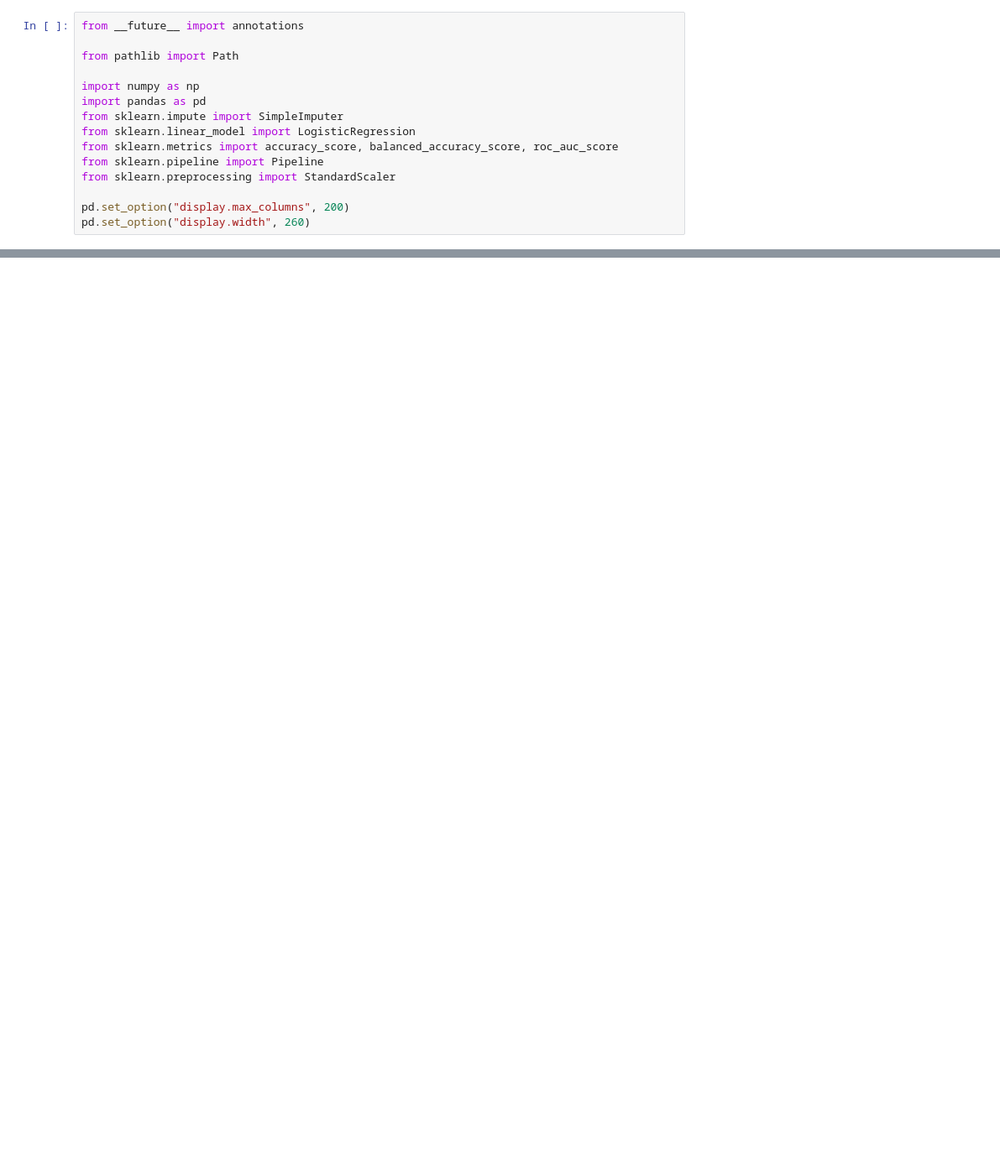
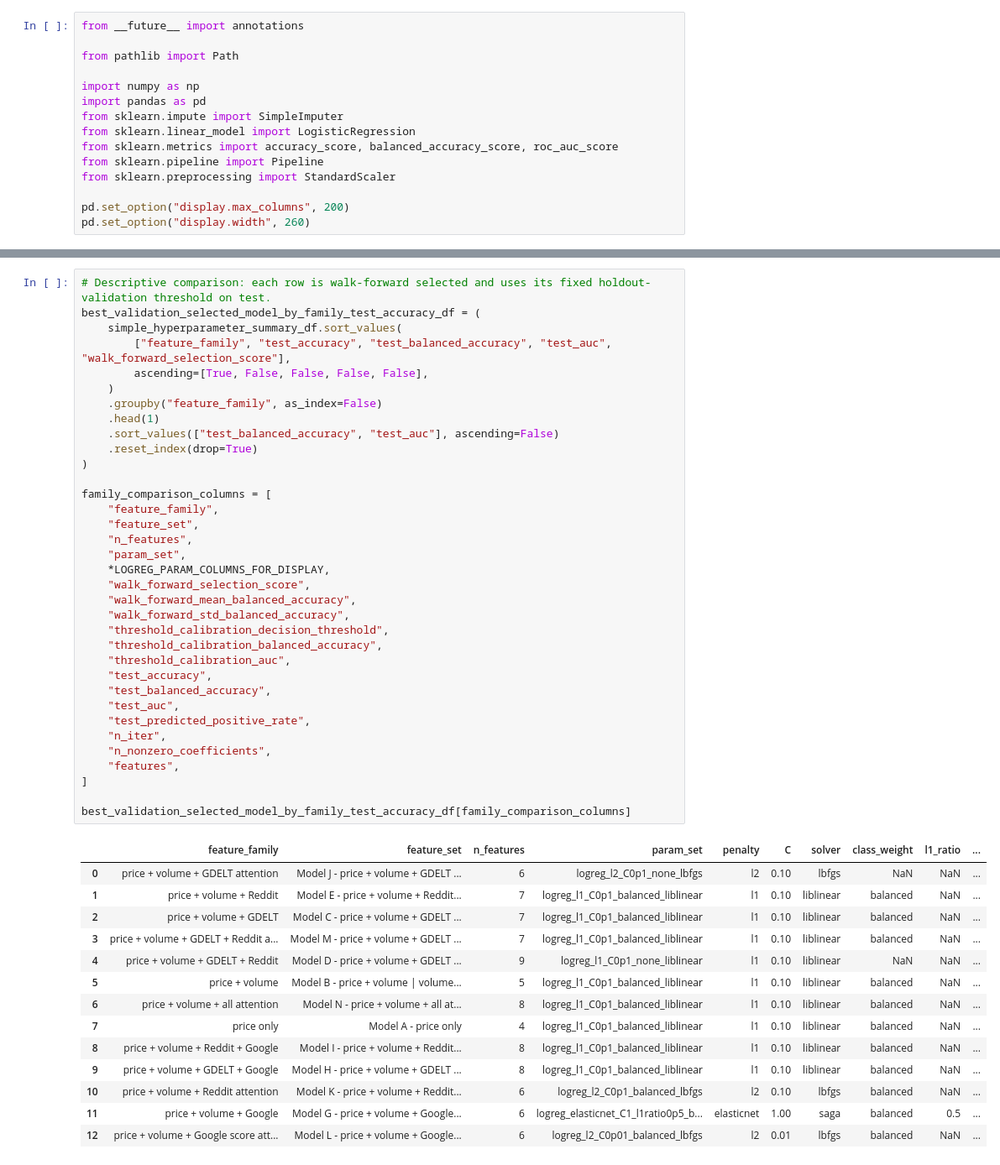
Before and after one commit to filip19992/equity-price-direction-predictor, a Jupyter notebook: notebooks/logistic_regression.ipynb, the cells around one changed output, grey strips where cells are left out. Shown at 84% size. Drawn from its saved outputs; the diff is of its cells as text; blank space fills up the shorter version.

```diff
--- a/notebooks/logistic_regression.ipynb
+++ b/notebooks/logistic_regression.ipynb
@@ -318,0 +1711,50 @@ coefficients_df
+# %%
+# Descriptive comparison: each row is walk-forward selected and uses its fixed holdout-validation threshold on test.
+best_validation_selected_model_by_family_test_accuracy_df = (
+    simple_hyperparameter_summary_df.sort_values(
+        ["feature_family", "test_accuracy", "test_balanced_accuracy", "test_auc", "walk_forward_selection_score"],
+        ascending=[True, False, False, False, False],
+    )
+    .groupby("feature_family", as_index=False)
+    .head(1)
+    .sort_values(["test_balanced_accuracy", "test_auc"], ascending=False)
+    .reset_index(drop=True)
+)
+
+family_comparison_columns = [
+    "feature_family",
+    "feature_set",
+    "n_features",
+    "param_set",
+    *LOGREG_PARAM_COLUMNS_FOR_DISPLAY,
+    "walk_forward_selection_score",
+    "walk_forward_mean_balanced_accuracy",
+    "walk_forward_std_balanced_accuracy",
+    "threshold_calibration_decision_threshold",
+    "threshold_calibration_balanced_accuracy",
+    "threshold_calibration_auc",
+    "test_accuracy",
+    "test_balanced_accuracy",
+    "test_auc",
+    "test_predicted_positive_rate",
+    "n_iter",
+    "n_nonzero_coefficients",
+    "features",
+]
+
+best_validation_selected_model_by_family_test_accuracy_df[family_comparison_columns]
+# %% [output]
+|  | feature_family | feature_set | n_features | param_set | penalty | C | solver | class_weight | l1_ratio | ... |
+| 0 | price + volume + GDELT attention | Model J - price + volume + GDELT ... | 6 | logreg_l2_C0p1_none_lbfgs | l2 | 0.10 | lbfgs | NaN | NaN | ... |
+| 1 | price + volume + Reddit | Model E - price + volume + Reddit... | 7 | logreg_l1_C0p1_balanced_liblinear | l1 | 0.10 | liblinear | balanced | NaN | ... |
+| 2 | price + volume + GDELT | Model C - price + volume + GDELT ... | 7 | logreg_l1_C0p1_balanced_liblinear | l1 | 0.10 | liblinear | balanced | NaN | ... |
+| 3 | price + volume + GDELT + Reddit a... | Model M - price + volume + GDELT ... | 7 | logreg_l1_C0p1_balanced_liblinear | l1 | 0.10 | liblinear | balanced | NaN | ... |
+| 4 | price + volume + GDELT + Reddit | Model D - price + volume + GDELT ... | 9 | logreg_l1_C0p1_none_liblinear | l1 | 0.10 | liblinear | NaN | NaN | ... |
+| 5 | price + volume | Model B - price + volume | volume... | 5 | logreg_l1_C0p1_balanced_liblinear | l1 | 0.10 | liblinear | balanced | NaN | ... |
+| 6 | price + volume + all attention | Model N - price + volume + all at... | 8 | logreg_l1_C0p1_balanced_liblinear | l1 | 0.10 | liblinear | balanced | NaN | ... |
+| 7 | price only | Model A - price only | 4 | logreg_l1_C0p1_balanced_liblinear | l1 | 0.10 | liblinear | balanced | NaN | ... |
+| 8 | price + volume + Reddit + Google | Model I - price + volume + Reddit... | 8 | logreg_l1_C0p1_balanced_liblinear | l1 | 0.10 | liblinear | balanced | NaN | ... |
+| 9 | price + volume + GDELT + Google | Model H - price + volume + GDELT ... | 8 | logreg_l1_C0p1_balanced_liblinear | l1 | 0.10 | liblinear | balanced | NaN | ... |
+| 10 | price + volume + Reddit attention | Model K - price + volume + Reddit... | 6 | logreg_l2_C0p1_balanced_lbfgs | l2 | 0.10 | lbfgs | balanced | NaN | ... |
+| 11 | price + volume + Google | Model G - price + volume + Google... | 6 | logreg_elasticnet_C1_l1ratio0p5_b... | elasticnet | 1.00 | saga | balanced | 0.5 | ... |
+| 12 | price + volume + Google score att... | Model L - price + volume + Google... | 6 | logreg_l2_C0p01_balanced_lbfgs | l2 | 0.01 | lbfgs | balanced | NaN | ... |
```
Also changed, not shown: parts of 23 cells of this notebook, 3 other files.
